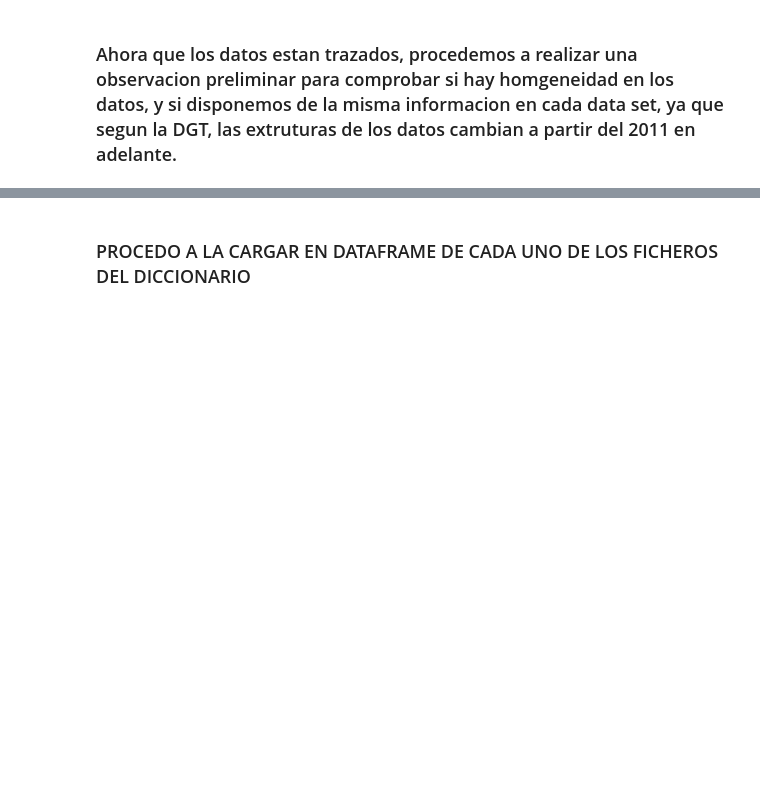
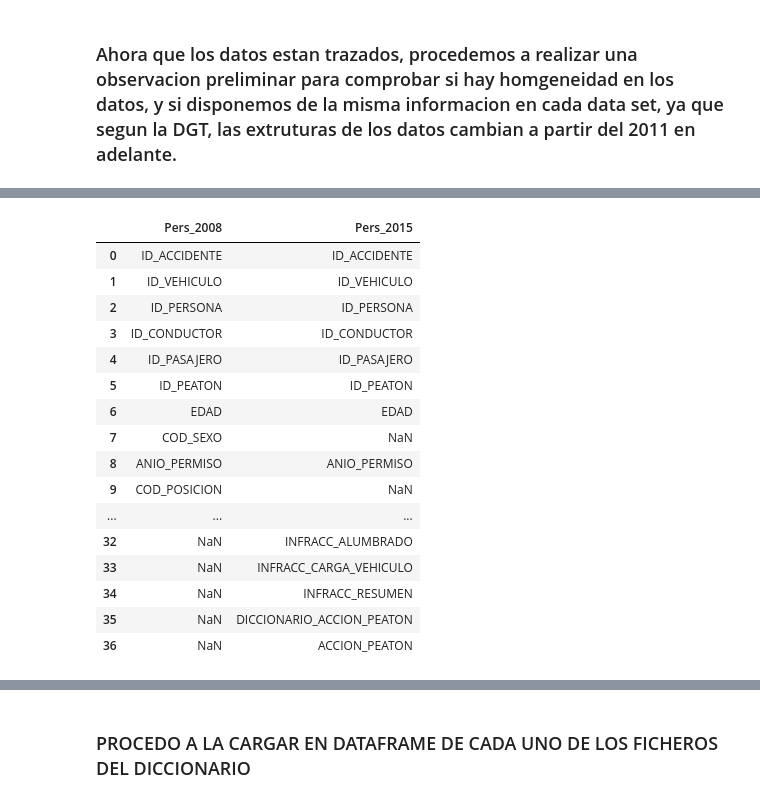
Before and after one commit to Rafaelmdcd/TFM_Kschool_Rafa_Martinez, a Jupyter notebook: TFM_DGT.ipynb, the cells around one changed output, grey strips where cells are left out. Cells and saved outputs as stored; diff of their text form; code cells hidden in the pictures; blank space fills up the shorter version.

```diff
--- a/TFM_DGT.ipynb
+++ b/TFM_DGT.ipynb
@@ -201,0 +129,22 @@ Headers
+# %%
+#Cabecera del fichero de Personas
+Header_Pers=Headers_List[1]
+Header_Pers
+# %% [output]
+|  | Pers_2008 | Pers_2015 |
+| 0 | ID_ACCIDENTE | ID_ACCIDENTE |
+| 1 | ID_VEHICULO | ID_VEHICULO |
+| 2 | ID_PERSONA | ID_PERSONA |
+| 3 | ID_CONDUCTOR | ID_CONDUCTOR |
+| 4 | ID_PASAJERO | ID_PASAJERO |
+| 5 | ID_PEATON | ID_PEATON |
+| 6 | EDAD | EDAD |
+| 7 | COD_SEXO | NaN |
+| 8 | ANIO_PERMISO | ANIO_PERMISO |
+| 9 | COD_POSICION | NaN |
+| ... | ... | ... |
+| 32 | NaN | INFRACC_ALUMBRADO |
+| 33 | NaN | INFRACC_CARGA_VEHICULO |
+| 34 | NaN | INFRACC_RESUMEN |
+| 35 | NaN | DICCIONARIO_ACCION_PEATON |
+| 36 | NaN | ACCION_PEATON |
```
Also changed, not shown: parts of 16 cells of this notebook.
